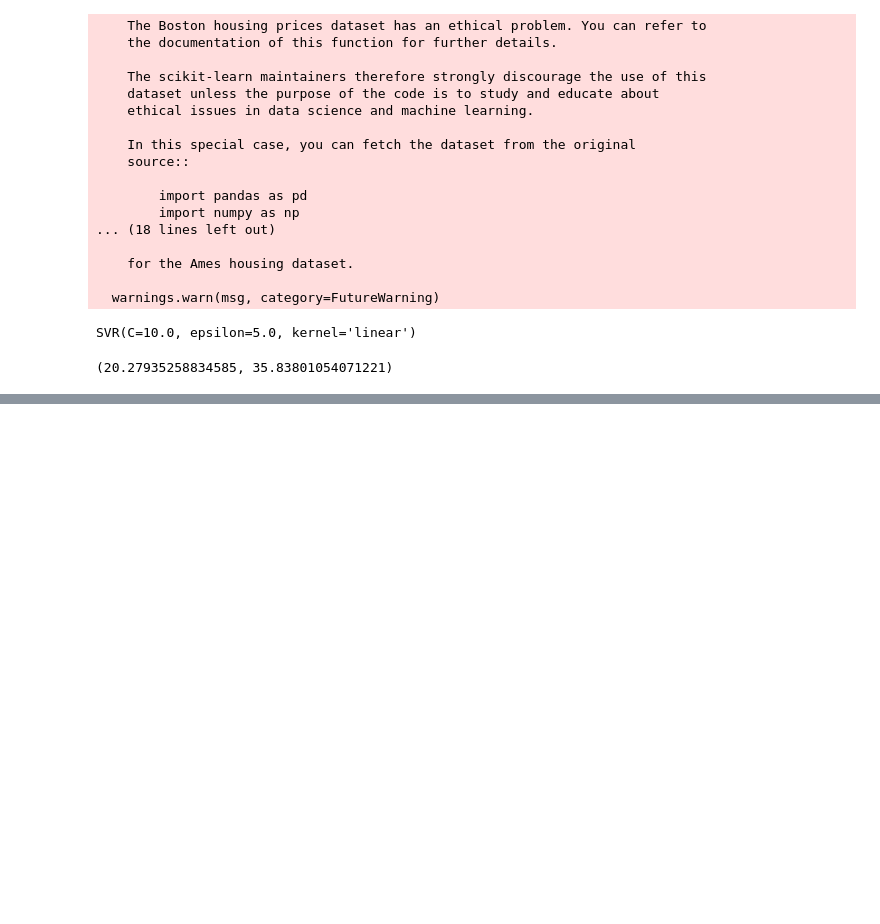
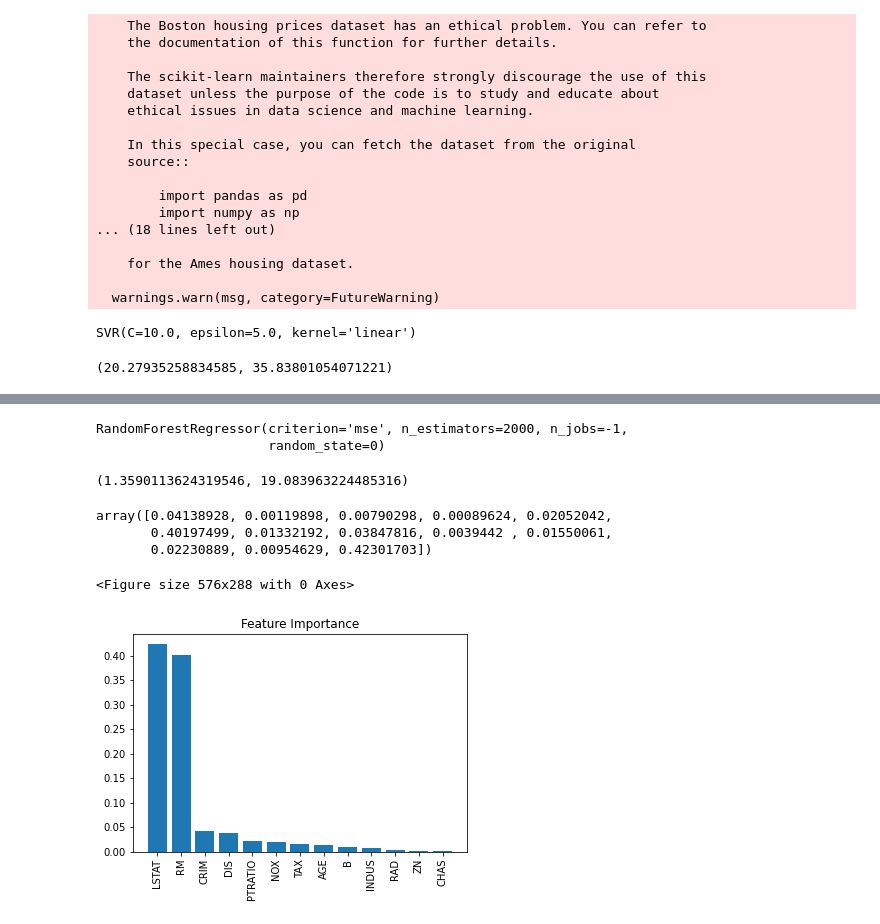
Before and after one commit to kami9811/scikit-learn-study, a Jupyter notebook: chapter_3/regression.ipynb, the cells around one changed output, grey strips where cells are left out. Saved outputs shown, nothing was run; the diff lists cells and outputs as text; code cells hidden in the pictures; blank space fills up the shorter version.

```diff
--- a/chapter_3/regression.ipynb
+++ b/chapter_3/regression.ipynb
@@ -607,0 +813,6 @@ mean_squared_error(y_train, y_train_pred), mean_squared_error(y_test, y_test_pre
+# %%
+boston = load_boston()
+X = boston.data
+y = boston.target
+
+X_train, X_test, y_train, y_test = train_test_split(X, y, test_size=0.2, random_state=0)
@@ -607,0 +837,37 @@ mean_squared_error(y_train, y_train_pred), mean_squared_error(y_test, y_test_pre
+# %%
+model_count = 2000
+# %%
+model = RandomForestRegressor(bootstrap=True, n_estimators=model_count, criterion="mse", max_depth=None, random_state=0, n_jobs=-1)
+
+model.fit(X_train, y_train)
+# %% [output]
+RandomForestRegressor(criterion='mse', n_estimators=2000, n_jobs=-1,
+                      random_state=0)
+# %%
+y_train_pred = model.predict(X_train)
+y_test_pred = model.predict(X_test)
+
+mean_squared_error(y_train, y_train_pred), mean_squared_error(y_test, y_test_pred)
+# %% [output]
+(1.3590113624319546, 19.083963224485316)
+# %%
+model.feature_importances_
+# %% [output]
+array([0.04138928, 0.00119898, 0.00790298, 0.00089624, 0.02052042,
+       0.40197499, 0.01332192, 0.03847816, 0.0039442 , 0.01550061,
+       0.02230889, 0.00954629, 0.42301703])
+# %%
+importances = model.feature_importances_
+indices = np.argsort(importances)[::-1]
+names = [boston.feature_names[i] for i in indices]
+
+plt.figure(figsize=(8, 4))
+plt.figure()
+plt.title("Feature Importance")
+plt.bar(range(X.shape[1]), importances[indices])
+plt.xticks(range(X.shape[1]), names, rotation=90)
+
+plt.show()
+# %% [output]
+<Figure size 576x288 with 0 Axes>
+[figure, added]
```
Also changed, not shown: parts of 22 cells of this notebook, 5 other files.
